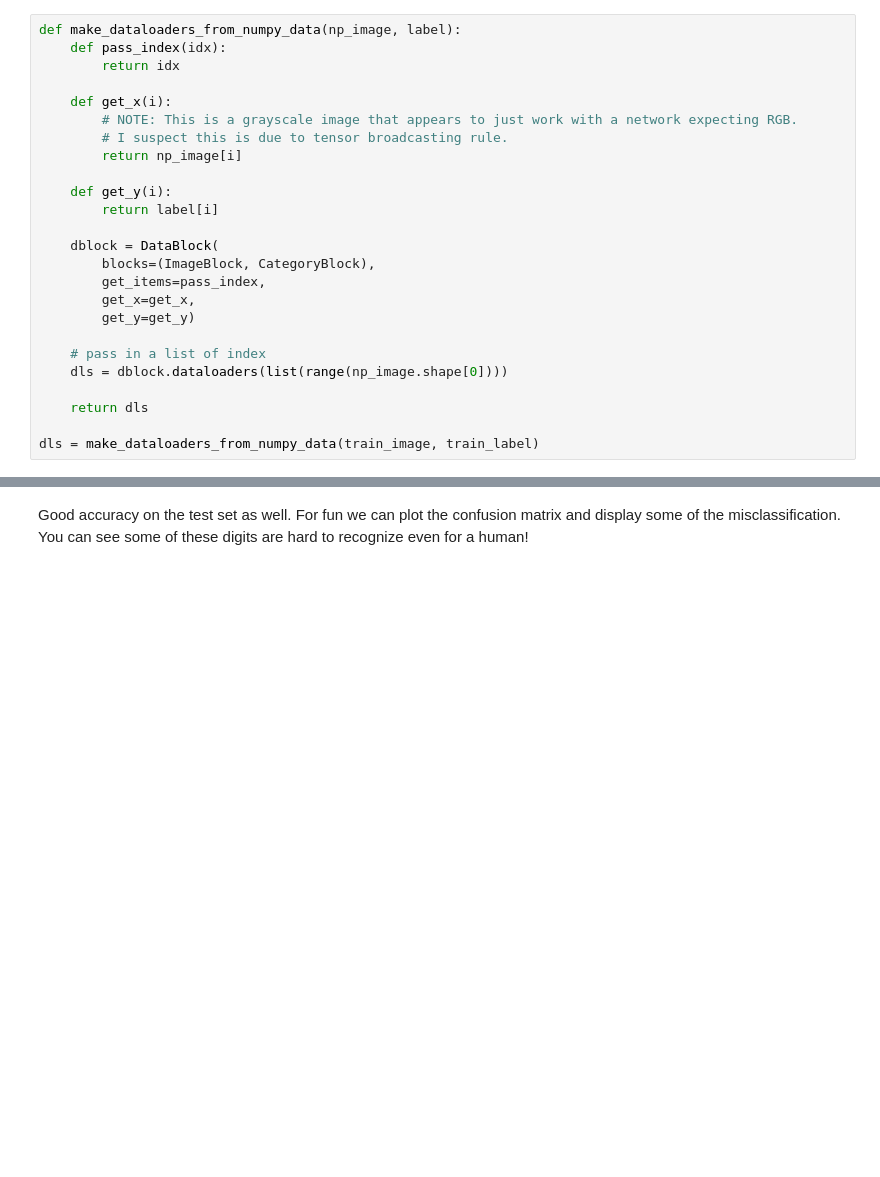
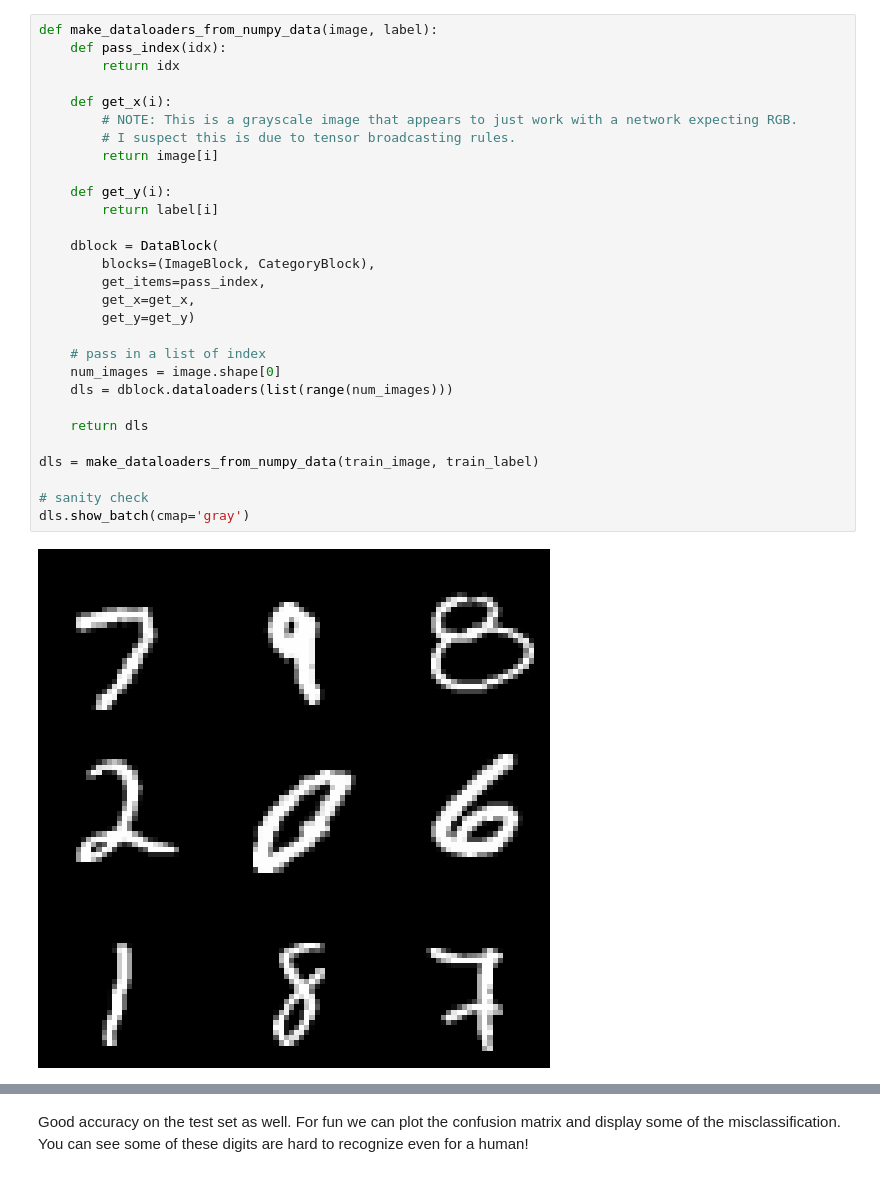
Before and after one commit to nghiaho12/fastai_projects, a Jupyter notebook: mnist.ipynb, the cells around one changed output, grey strips where cells are left out. Saved outputs shown, nothing was run; the diff lists cells and outputs as text; blank space fills up the shorter version.

```diff
--- a/mnist.ipynb
+++ b/mnist.ipynb
@@ -92,26 +97,32 @@ test_label: (10000,)
 # %%
-def make_dataloaders_from_numpy_data(np_image, label):
+def make_dataloaders_from_numpy_data(image, label):
     def pass_index(idx):
         return idx
 
     def get_x(i):
         # NOTE: This is a grayscale image that appears to just work with a network expecting RGB.
-        # I suspect this is due to tensor broadcasting rule.
-        return np_image[i]
+        # I suspect this is due to tensor broadcasting rules.
+        return image[i]
 
     def get_y(i):
         return label[i]
 
     dblock = DataBlock(
         blocks=(ImageBlock, CategoryBlock),
         get_items=pass_index,
         get_x=get_x,
         get_y=get_y)
 
     # pass in a list of index
-    dls = dblock.dataloaders(list(range(np_image.shape[0])))
+    num_images = image.shape[0]
+    dls = dblock.dataloaders(list(range(num_images)))
 
     return dls
 
 dls = make_dataloaders_from_numpy_data(train_image, train_label)
+
+# sanity check
+dls.show_batch(cmap='gray')
+# %% [output]
+[figure, added]
 # %% [markdown]
```
Also changed, not shown: parts of 18 cells of this notebook.
